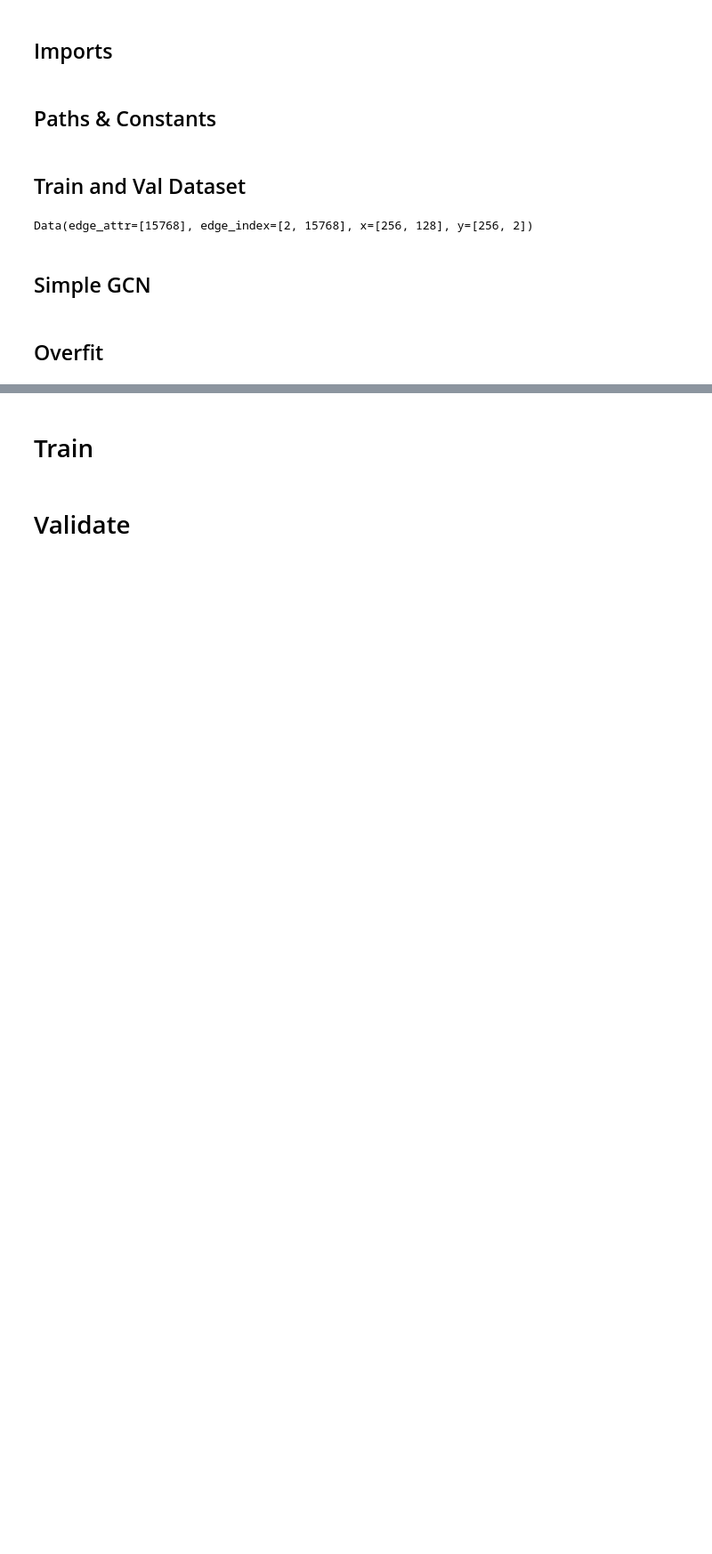
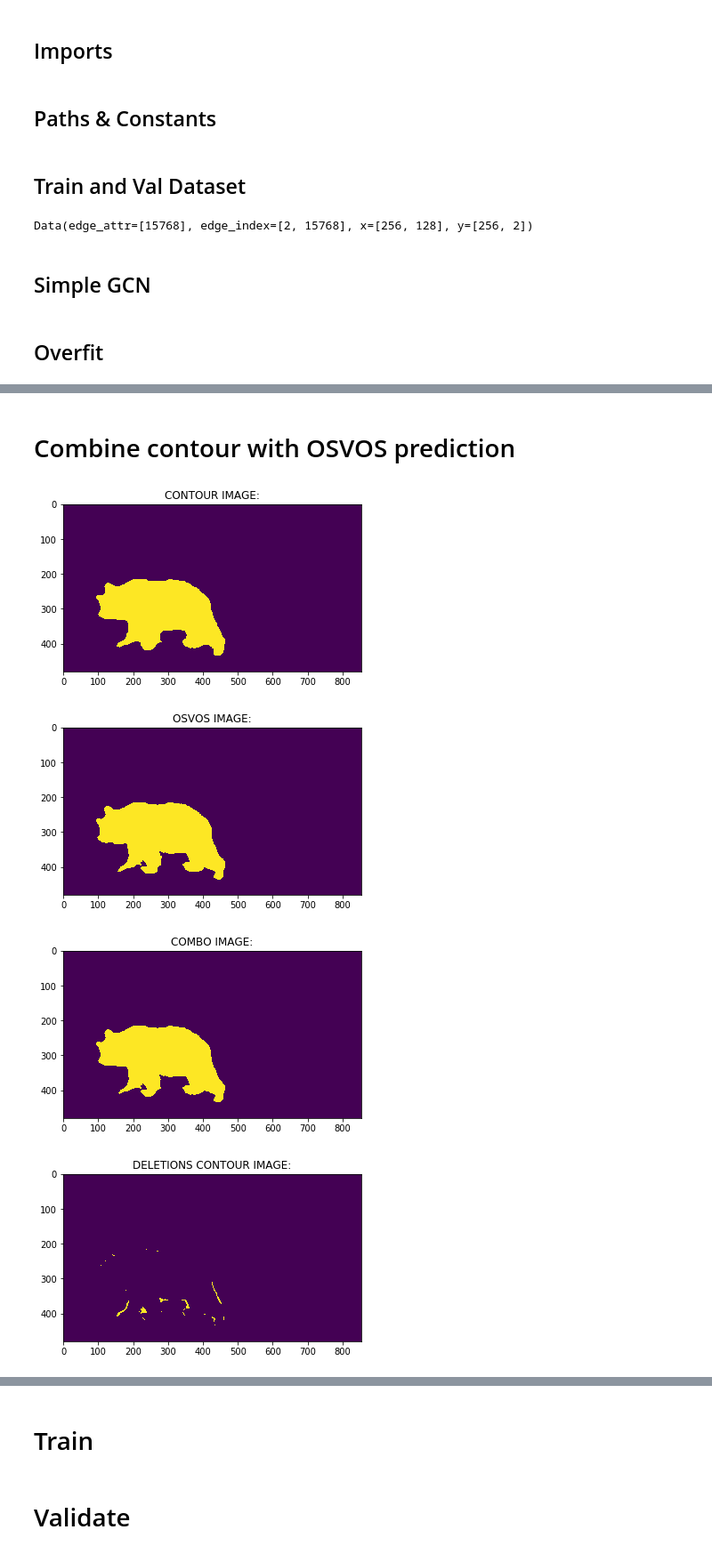
Before and after one commit to chris-clem/in2364-adl4cv, a Jupyter notebook: gcn_davis_2016.ipynb, the cells around one changed output, grey strips where cells are left out. Shown: that part at 89% size. Saved outputs shown, nothing was run; the diff lists cells and outputs as text; code cells hidden in the pictures; blank space fills up the shorter version.

Commit message:
Added combination of contour and osvos image for overfit img

```diff
--- a/gcn_davis_2016.ipynb
+++ b/gcn_davis_2016.ipynb
@@ -296,0 +302,42 @@ plot_translation(image, translation_ground_truth, translation_pred)
+# %% [markdown]
+# Combine contour with OSVOS prediction
+# %%
+#Get from contourpoints a image --> Example
+#print(translation_pred)
+
+contour_img = np.zeros(image.shape)
+contour_img = cv2.fillPoly(contour_img, np.int32([translation_pred]), color=(255,255,255))
+contour_img = cv2.cvtColor(contour_img.astype(np.float32), cv2.COLOR_RGB2GRAY)
+
+osvos_img = cv2.imread('OSVOS_PyTorch/models/Results/bear/00001.png')
+osvos_img = cv2.cvtColor(osvos_img.astype(np.float32), cv2.COLOR_RGB2GRAY)
+osvos_img = np.where(osvos_img >= 256/2, 255, 0)
+
+combo_img = np.where(np.logical_and(osvos_img==255, contour_img==255), 1, 0)
+deletions_contour_img = np.where(np.logical_and(osvos_img!=255, contour_img==255), 1, 0)
+deletions_osvos_img = np.where(np.logical_and(osvos_img==255, contour_img!=255), 1, 0)
+
+plt.title('CONTOUR IMAGE:')
+plt.imshow(contour_img)
+plt.show()
+
+plt.title('OSVOS IMAGE:')
+plt.imshow(osvos_img)
+plt.show()
+
+plt.title('COMBO IMAGE:')
+plt.imshow(combo_img)
+plt.show()
+
+plt.title('DELETIONS CONTOUR IMAGE:')
+plt.imshow(deletions_contour_img)
+plt.show()
+
+plt.title('DELETIONS OSVOS IMAGE:')
+plt.imshow(deletions_osvos_img)
+plt.show()
+# %% [output]
+[figure, added]
+[figure, added]
+[figure, added]
+[figure, added]
```
Also changed, not shown: parts of 4 cells of this notebook.
